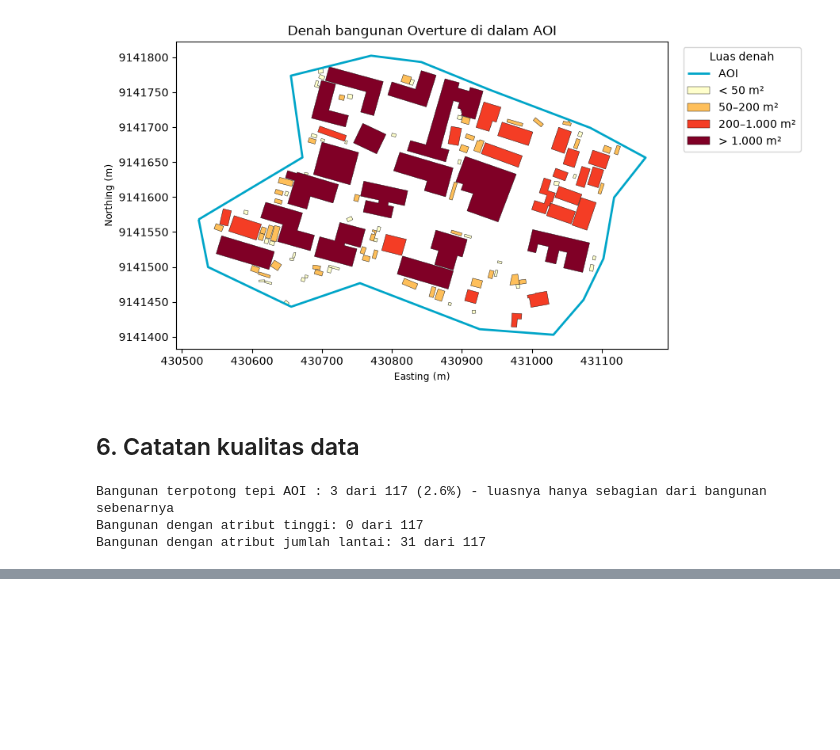
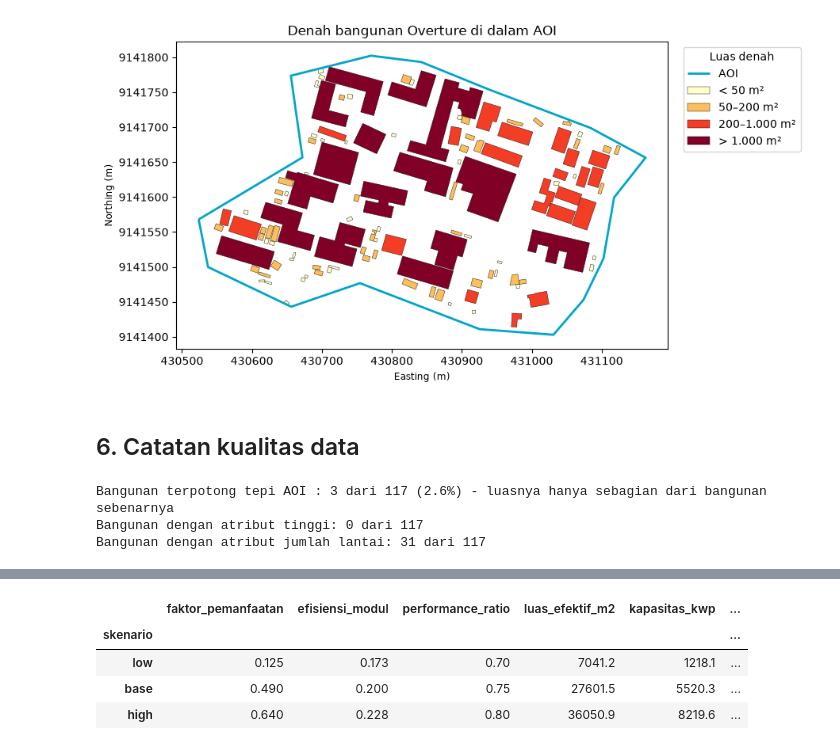
Before and after one commit to irwanrudy/solar-rooftop-drone, a Jupyter notebook: notebooks/01_explore_footprints.ipynb, the cells around one changed output, grey strips where cells are left out. Cells and saved outputs as stored; diff of their text form; code cells hidden in the pictures; blank space fills up the shorter version.

```diff
--- a/notebooks/01_explore_footprints.ipynb
+++ b/notebooks/01_explore_footprints.ipynb
@@ -138,0 +141,15 @@ Bangunan dengan atribut jumlah lantai: 31 dari 117
+# %%
+import sys
+
+sys.path.insert(0, str(ROOT / "src"))
+import solar
+
+scen = pd.read_csv(out / cfg["output"]["scenarios_csv"]).set_index("skenario")
+scen[["faktor_pemanfaatan", "efisiensi_modul", "performance_ratio",
+      "luas_efektif_m2", "kapasitas_kwp", "energi_mwh_tahun", "yield_kwh_per_kwp"]]
+# %% [output]
+|  | faktor_pemanfaatan | efisiensi_modul | performance_ratio | luas_efektif_m2 | kapasitas_kwp | ... |
+| skenario |  |  |  |  |  | ... |
+| low | 0.125 | 0.173 | 0.70 | 7041.2 | 1218.1 | ... |
+| base | 0.490 | 0.200 | 0.75 | 27601.5 | 5520.3 | ... |
+| high | 0.640 | 0.228 | 0.80 | 36050.9 | 8219.6 | ... |
```
Also changed, not shown: parts of 6 cells of this notebook, 2 other files.
